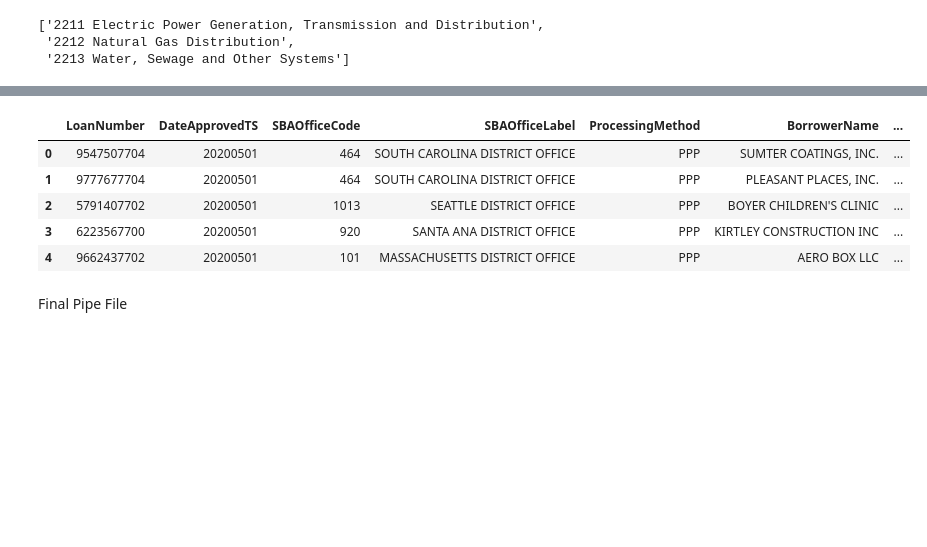
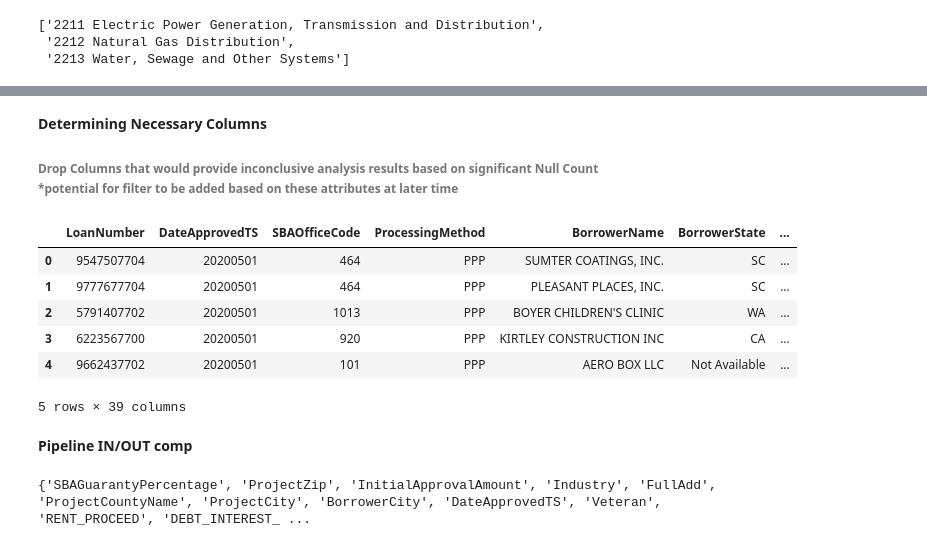
Before and after one commit to cspence001/mapdata_finalization_notebooks, a Jupyter notebook: main_label_pipe23.ipynb, the cells around one changed output, grey strips where cells are left out. Drawn from its saved outputs; the diff is of its cells as text; code cells hidden in the pictures; blank space fills up the shorter version.

```diff
--- a/main_label_pipe23.ipynb
+++ b/main_label_pipe23.ipynb
@@ -1018,0 +660,3 @@ ppp_df_23.head()
+# %%
+ppp_df_23.loc[ppp_df_23["JobRange"] == "0", 'JobRange'] = "Fewer than 5"
+ppp_df_23['JobRange'].value_counts()
@@ -1019,5 +735,2 @@ ppp_df_23.head()
 # %% [markdown]
 Verification
-# %%
-ppp_df_23.loc[ppp_df_23["job_Range"] == "0", 'job_Range'] = "Fewer than 5"
-ppp_df_23['job_Range'].value_counts()
@@ -1041,3 +736,0 @@ Combining Columns for Full Address
-# %%
-ppp_df_23['full_add'] = ppp_df_23.BorrowerAddress + ", " + ppp_df_23.BorrowerCity + ", " + ppp_df_23.BorrowerState
-ppp_df_23.head()
@@ -1077,2 +736,0 @@ ppp_df_23.loc[ppp_df_23["BorrowerState"] == "Not Available"]
-# %%
-ppp_df_23.loc[ppp_df_23["BorrowerState"] == "Not Available", "full_add"] = ppp_df_23['ServicingLenderFullAddress']
@@ -1228,26 +954,31 @@ Dropping Unnecessary Columns
+# %% [markdown]
+<b>Determining Necessary Columns<br></b>
+<h6>Drop Columns that would provide inconclusive analysis results based on significant Null Count<br>
+*potential for filter to be added based on these attributes at later time
 # %%
 #keep track of columns removed
-dele = ['Unnamed: 0', 'BorrowerAddress', 'BorrowerCity', 'BorrowerZip', 'SBAGuarantyPercentage', 'InitialApprovalAmount',
+removed = ['BorrowerAddress', 'BorrowerCity', 'BorrowerZip', 'SBAGuarantyPercentage', 'InitialApprovalAmount', 'FranchiseName',
  'BusinessAgeDescription', 'ProjectCity','ProjectCountyName', 'ProjectState', 'ProjectZip','Race', 'Ethnicity', 'ServicingLenderAddress', 'ServicingLenderCity', 'ServicingLenderState', 'ServicingLenderZip',
  'UTILITIES_PROCEED', 'PAYROLL_PROCEED', 'MORTGAGE_INTEREST_PROCEED', 'RENT_PROCEED', 'REFINANCE_EIDL_PROCEED', 'DateApproved_ts', 'ForgivenessDate_ts',
  'HEALTH_CARE_PROCEED','DEBT_INTEREST_PROCEED', 'Gender', 'Veteran', 'NA', '4DigitNAICS','TRIIndustrySector']
-cols_pipe =['LoanNumber', 'DateApprovedTS', 'SBAOfficeCode', 'SBAOfficeLabel','ProcessingMethod', 'BorrowerName',
-       'BorrowerState', 'LoanStatusDateTS', 'LoanStatus', 'Term', 'CurrentApprovalAmount', 'UndisbursedAmount',
-       'FranchiseName','ServicingLenderLocationID', 'ServicingLenderName', 'ServicingLenderState','ServicingLenderFullAddress','RuralUrbanIndicator', 'HubzoneIndicator',  'LMIIndicator',
-       'CD', 'JobsReported', 'OriginatingLenderLocationID', 'OriginatingLender', 'OriginatingLenderCity', 'OriginatingLenderState',
-       'BusinessType', 'BusinessAgeDescription', 'NonProfit', 'ForgivenessAmount', 'ForgivenessDateTS', 'Estimated_LenderPercent', 'Estimated_LenderProfit',
-       'NAICSCode', 'Industry', 'IndustrySubsector', 'Loan_Range', 'job_Range',
-       'LongName', 'full_add']
 
-ppp_df_23 = ppp_df_23[cols_pipe]
+cols =['LoanNumber','DateApprovedTS','SBAOfficeCode','ProcessingMethod','BorrowerName','BorrowerState',
+       'LoanStatusDateTS','LoanStatus','Term','CurrentApprovalAmount','UndisbursedAmount',
+       'ServicingLenderLocationID','ServicingLenderName','ServicingLenderState',
+       'RuralUrbanIndicator','HubzoneIndicator','LMIIndicator','BusinessAgeDescription','CD','JobsReported',
+       'NAICSCode','BusinessType','OriginatingLenderLocationID','OriginatingLender', 'OriginatingLenderCity', 'OriginatingLenderState',
+       'NonProfit', 'ForgivenessAmount', 'ForgivenessDateTS',
+       'SBAOfficeLabel', 'ServicingLenderFullAddress','EstimatedLenderPercent', 'EstimatedLenderProfit',
+       'LoanRange', 'JobRange','Industry', 'IndustrySubsector','LongName', 'FullAdd'] #39
+
+ppp_df_23 = ppp_df_23[cols]
 ppp_df_23.head()
 # %% [output]
-|  | LoanNumber | DateApprovedTS | SBAOfficeCode | SBAOfficeLabel | ProcessingMethod | BorrowerName | ... |
-| 0 | 9547507704 | 20200501 | 464 | SOUTH CAROLINA DISTRICT OFFICE | PPP | SUMTER COATINGS, INC. | ... |
-| 1 | 9777677704 | 20200501 | 464 | SOUTH CAROLINA DISTRICT OFFICE | PPP | PLEASANT PLACES, INC. | ... |
-| 2 | 5791407702 | 20200501 | 1013 | SEATTLE DISTRICT OFFICE | PPP | BOYER CHILDREN'S CLINIC | ... |
-| 3 | 6223567700 | 20200501 | 920 | SANTA ANA DISTRICT OFFICE | PPP | KIRTLEY CONSTRUCTION INC | ... |
-| 4 | 9662437702 | 20200501 | 101 | MASSACHUSETTS DISTRICT OFFICE | PPP | AERO BOX LLC | ... |
+|  | LoanNumber | DateApprovedTS | SBAOfficeCode | ProcessingMethod | BorrowerName | BorrowerState | ... |
+| 0 | 9547507704 | 20200501 | 464 | PPP | SUMTER COATINGS, INC. | SC | ... |
+| 1 | 9777677704 | 20200501 | 464 | PPP | PLEASANT PLACES, INC. | SC | ... |
+| 2 | 5791407702 | 20200501 | 1013 | PPP | BOYER CHILDREN'S CLINIC | WA | ... |
+| 3 | 6223567700 | 20200501 | 920 | PPP | KIRTLEY CONSTRUCTION INC | CA | ... |
+| 4 | 9662437702 | 20200501 | 101 | PPP | AERO BOX LLC | Not Available | ... |
+5 rows × 39 columns
-# %% [markdown]
-Final Pipe File
 # %%
@@ -1254,0 +986,8 @@ ppp_df_23.to_csv("../data/ppp_pipe23.csv")
+# %% [markdown]
+<b>Pipeline IN/OUT comp
+# %%
+csv_path = "../data/raw/>150K/public_150k_plus_230630.csv"
+ppp_df_23raw = pd.read_csv(csv_path)
+print(set(ppp_df_23raw.columns).symmetric_difference(ppp_df_23.columns))
+# %% [output]
+{'SBAGuarantyPercentage', 'ProjectZip', 'InitialApprovalAmount', 'Industry', 'FullAdd', 'ProjectCountyName', 'ProjectCity', 'BorrowerCity', 'DateApprovedTS', 'Veteran', 'RENT_PROCEED', 'DEBT_INTEREST_ ...
```
Also changed, not shown: parts of 179 cells of this notebook, 3 other files.
